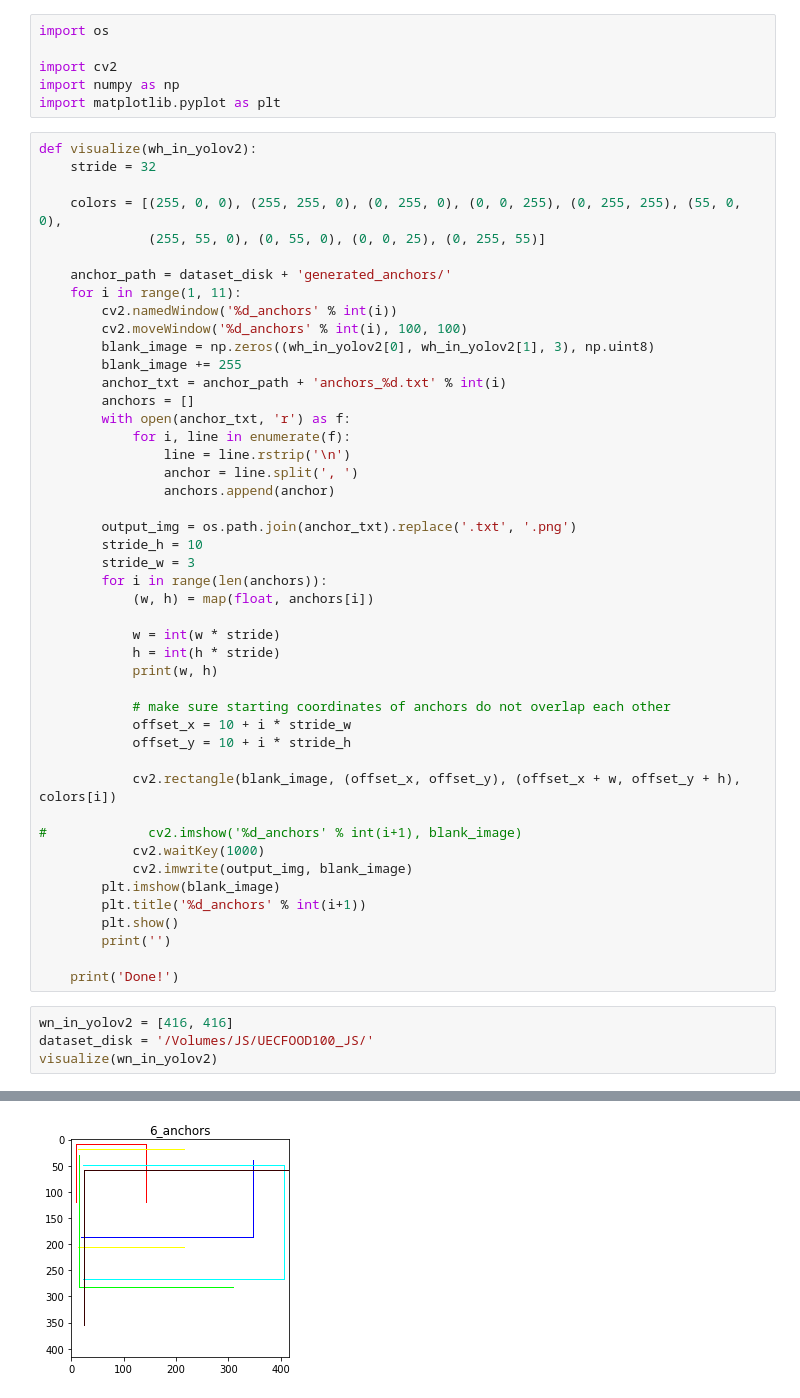
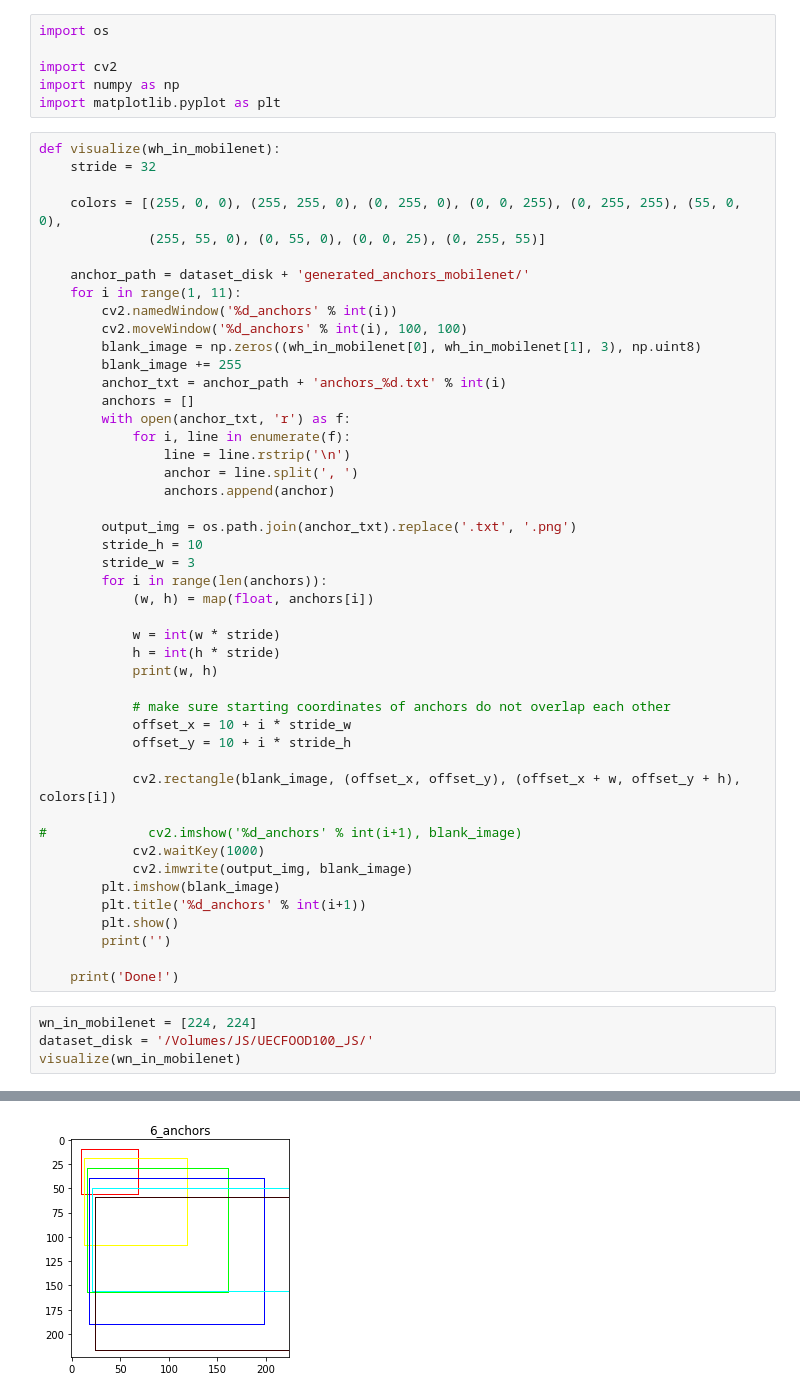
Before and after one commit to jianing-sun/Food-Detection-by-YOLOv2-with-Transfer-Learning, a Jupyter notebook: 04_visualize_anchors.ipynb, the cells around one changed output, grey strips where cells are left out. Cells and saved outputs as stored; diff of their text form.

Commit message:
fix anchors

```diff
--- a/04_visualize_anchors.ipynb
+++ b/04_visualize_anchors.ipynb
@@ -7,17 +7,17 @@ import cv2
 import numpy as np
 import matplotlib.pyplot as plt
 # %%
-def visualize(wh_in_yolov2):
+def visualize(wh_in_mobilenet):
     stride = 32
 
     colors = [(255, 0, 0), (255, 255, 0), (0, 255, 0), (0, 0, 255), (0, 255, 255), (55, 0, 0),
               (255, 55, 0), (0, 55, 0), (0, 0, 25), (0, 255, 55)]
 
-    anchor_path = dataset_disk + 'generated_anchors/'
+    anchor_path = dataset_disk + 'generated_anchors_mobilenet/'
     for i in range(1, 11):
         cv2.namedWindow('%d_anchors' % int(i))
         cv2.moveWindow('%d_anchors' % int(i), 100, 100)
-        blank_image = np.zeros((wh_in_yolov2[0], wh_in_yolov2[1], 3), np.uint8)
+        blank_image = np.zeros((wh_in_mobilenet[0], wh_in_mobilenet[1], 3), np.uint8)
         blank_image += 255
         anchor_txt = anchor_path + 'anchors_%d.txt' % int(i)
         anchors = []
@@ -53,7 +53,7 @@ def visualize(wh_in_yolov2):
 
     print('Done!')
 # %%
-wn_in_yolov2 = [416, 416]
+wn_in_mobilenet = [224, 224]
 dataset_disk = '/Volumes/JS/UECFOOD100_JS/'
-visualize(wn_in_yolov2)
+visualize(wn_in_mobilenet)
 # %% [output]
@@ -86,2 +86,2 @@ visualize(wn_in_yolov2)
-[figure, old version]
+[figure, new version]
 ... (9 outputs left out)
```
Also changed, not shown: parts of 1 cell of this notebook, 8 other files.
